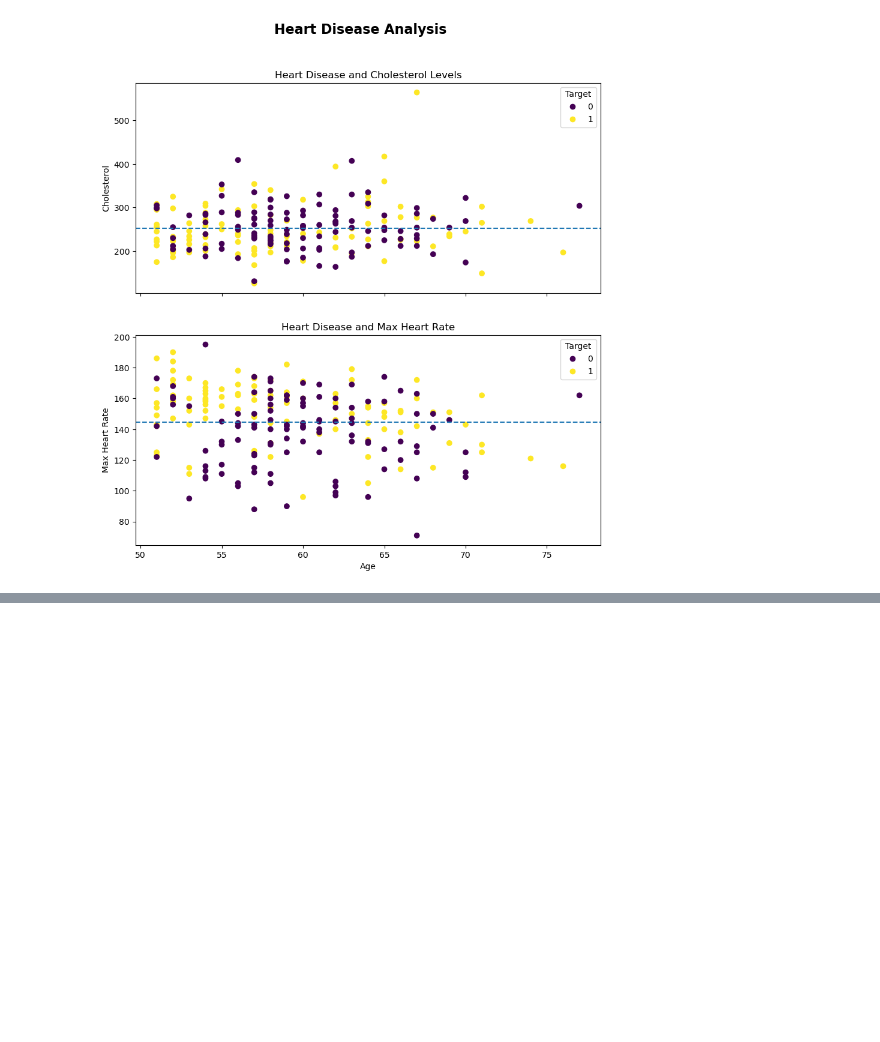
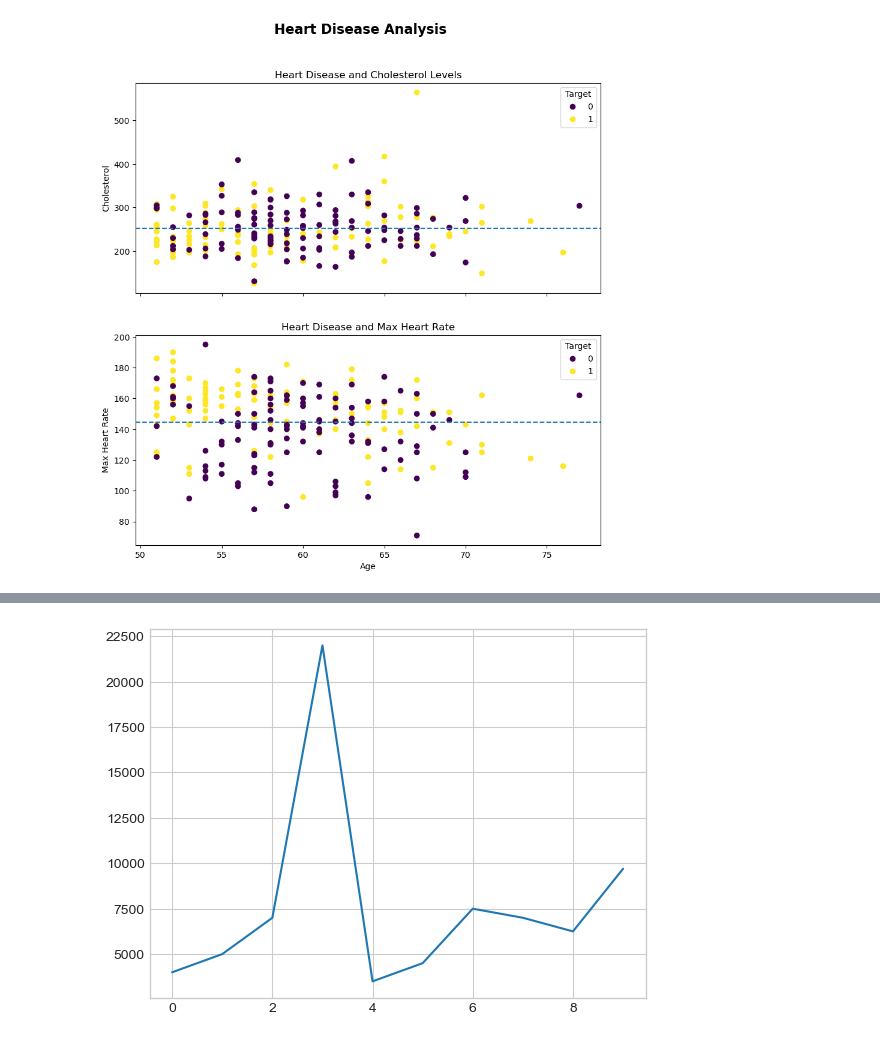
Before and after one commit to thanhlam2110/complete_machine_learning_data_science_bootcamp_2022, a Jupyter notebook: sample_project_1/introduction_to_matplotlib.ipynb, the cells around one changed output, grey strips where cells are left out. Drawn from its saved outputs; the diff is of its cells as text; code cells hidden in the pictures; blank space fills up the shorter version.

```diff
--- a/sample_project_1/introduction_to_matplotlib.ipynb
+++ b/sample_project_1/introduction_to_matplotlib.ipynb
@@ -489,0 +528,4 @@ fig.suptitle("Heart Disease Analysis",fontsize=16,fontweight="bold");
+# %%
+car_sales["Price"].plot();
+# %% [output]
+[figure, added]
```
Also changed, not shown: parts of 12 cells of this notebook.
